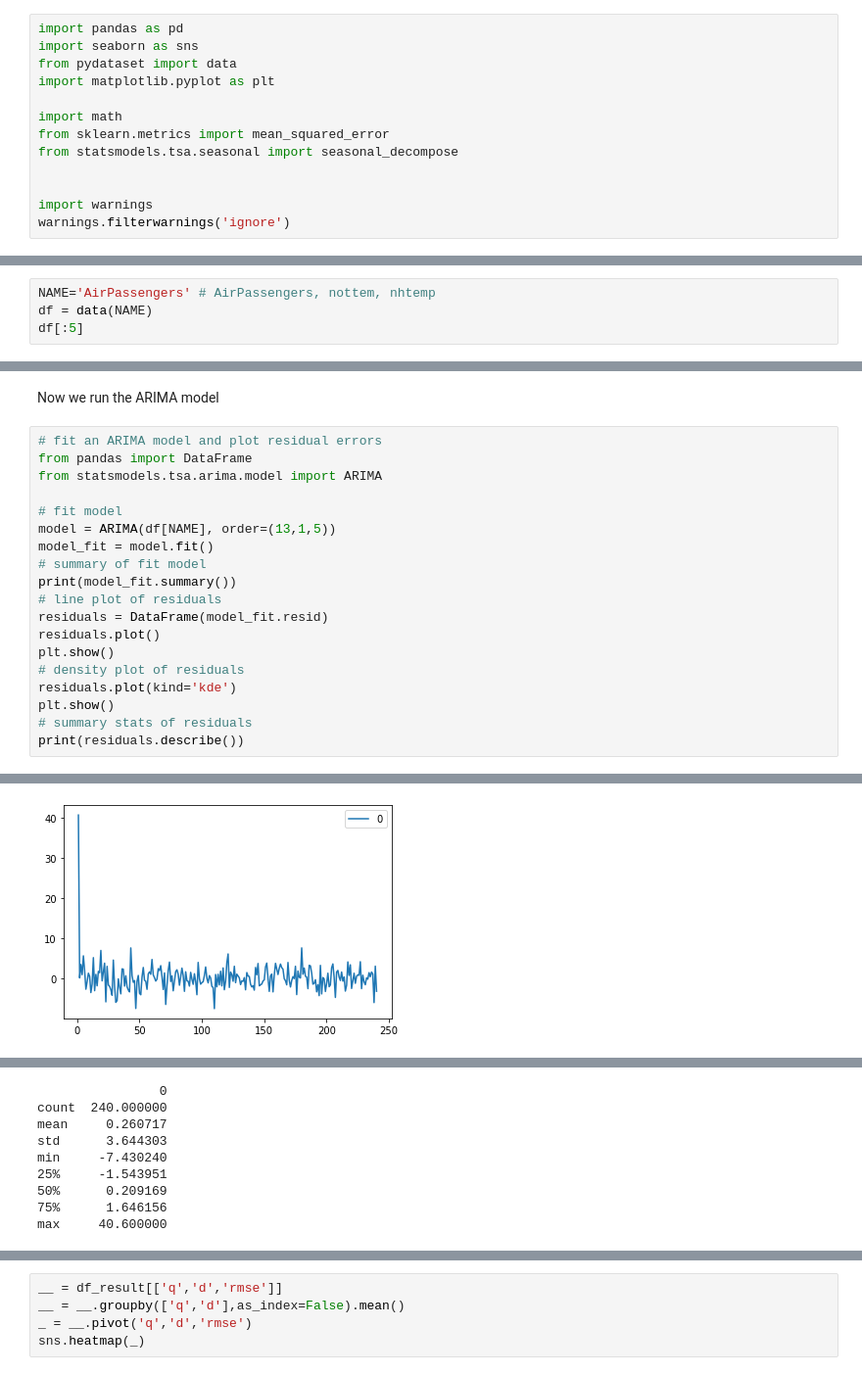
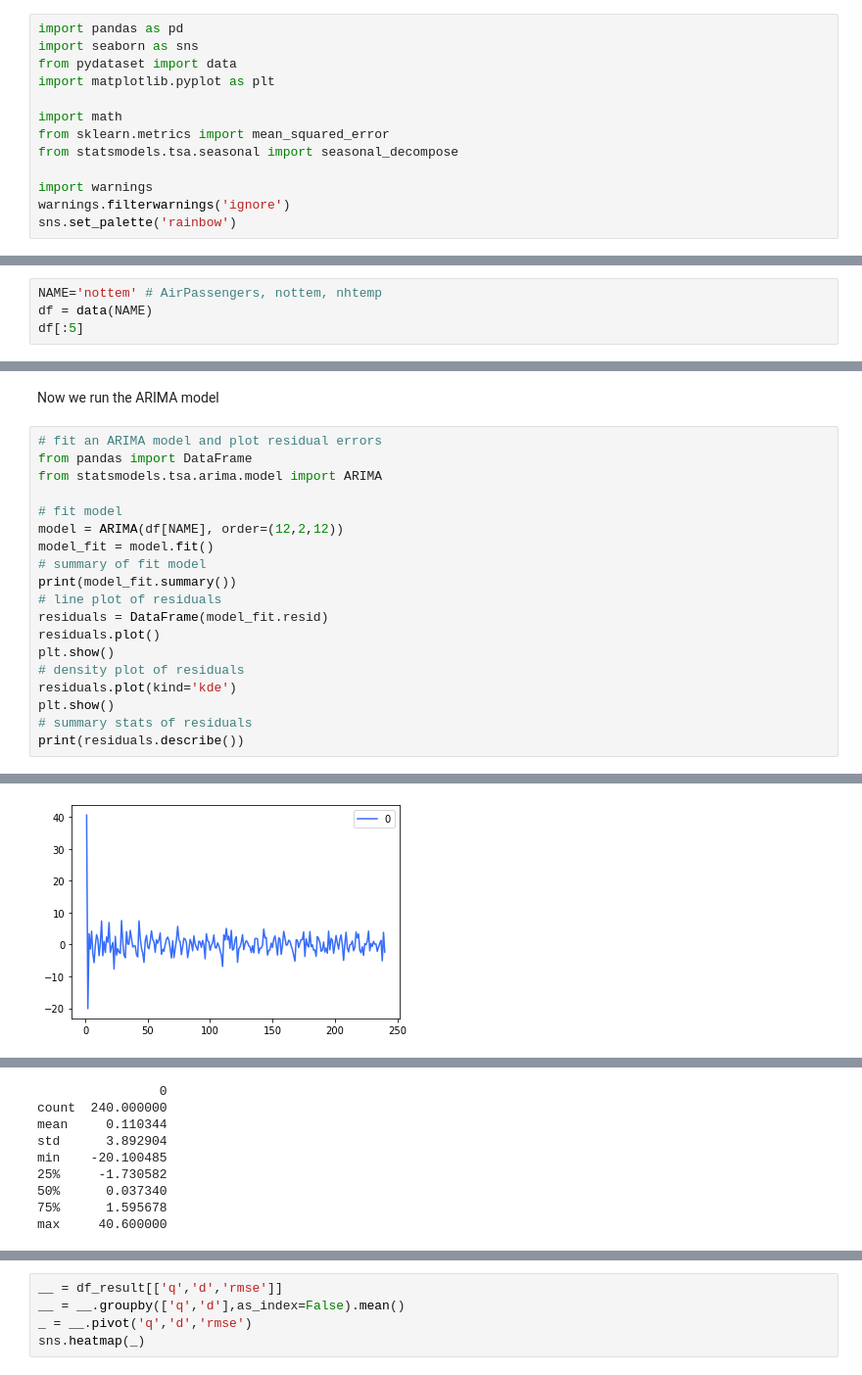
Before and after one commit to UBICO/more-iot, a Jupyter notebook: live-examples/time-series.ipynb, the cells around one changed output, grey strips where cells are left out. Shown at 98% size. Saved outputs shown, nothing was run; the diff lists cells and outputs as text.

```diff
--- a/live-examples/time-series.ipynb
+++ b/live-examples/time-series.ipynb
@@ -8,13 +8,13 @@ import math
 from sklearn.metrics import mean_squared_error
 from statsmodels.tsa.seasonal import seasonal_decompose
 
-
 import warnings
 warnings.filterwarnings('ignore')
+sns.set_palette('rainbow')
 # %% [markdown]
 Let's load a dataset and take a look at it.
 # %%
-NAME='AirPassengers' # AirPassengers, nottem, nhtemp
+NAME='nottem' # AirPassengers, nottem, nhtemp
 df = data(NAME)
 df[:5]
 # %% [output]
@@ -74,7 +74,7 @@ from pandas import DataFrame
 from statsmodels.tsa.arima.model import ARIMA
 
 # fit model
-model = ARIMA(df[NAME], order=(13,1,5))
+model = ARIMA(df[NAME], order=(12,2,12))
 model_fit = model.fit()
 # summary of fit model
 print(model_fit.summary())
@@ -104,5 +104,5 @@ Covariance Type:                  opg
 ===================================================================================
 
 Warnings:
 [1] Covariance matrix calculated using the outer product of gradients (complex-step).
-[figure, old version]
+[figure, new version]
@@ -110,11 +110,11 @@ Warnings:
                 0
 count  240.000000
-mean     0.260717
-std      3.644303
-min     -7.430240
-25%     -1.543951
-50%      0.209169
-75%      1.646156
+mean     0.110344
+std      3.892904
+min    -20.100485
+25%     -1.730582
+50%      0.037340
+75%      1.595678
 max     40.600000
 # %%
 Y = df[NAME].values
```
Also changed, not shown: parts of 9 cells of this notebook, 2 other files.
